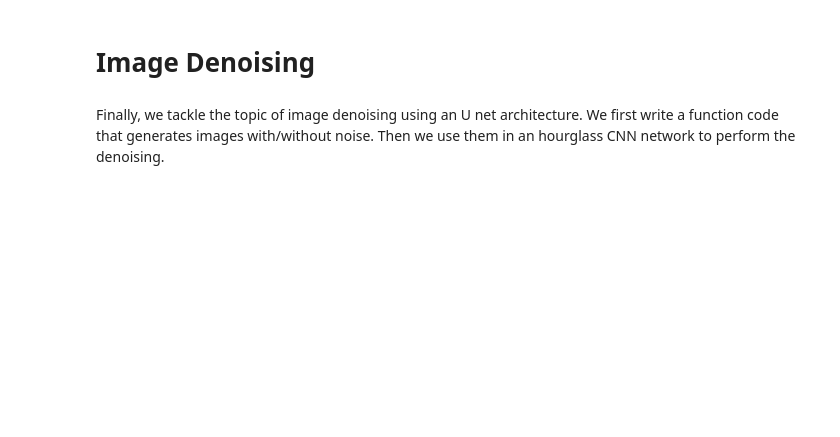
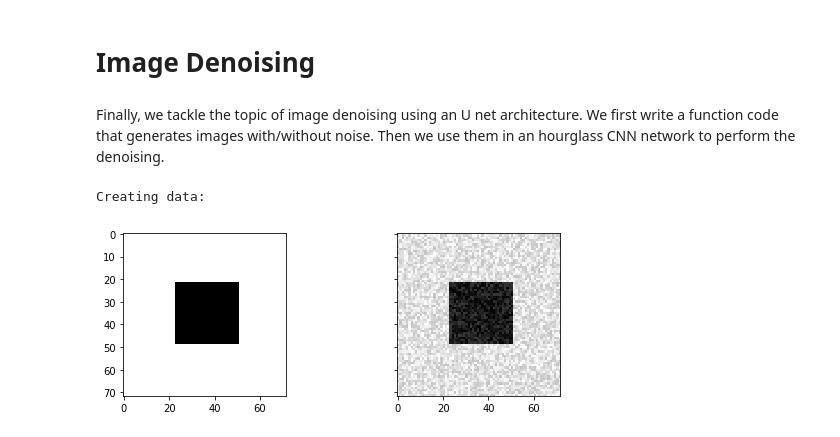
Before and after one commit to Gharbiw/DeepLearningMVA, a Jupyter notebook: DeepLearning TP1.ipynb, the cells around one changed output. Cells and saved outputs as stored; diff of their text form; code cells hidden in the pictures; blank space fills up the shorter version.

```diff
--- a/DeepLearning TP1.ipynb
+++ b/DeepLearning TP1.ipynb
@@ -374,5 +371,5 @@ visualize_prediction(X_train[0], Y_train[0])
 # %%
 X_train = X_train.reshape(X_train.shape[0], 72,72,1)
-Y_train_reg_ = Y_train.reshape(Y_train.shape[0], 3,2)
-Y_train_reg_ =np.array([i[i[:,0].argsort()] for i in Y_train_reg_])
-Y_train_reg_ = Y_train_reg_.reshape(Y_train_reg_.shape[0], 6,)
+Y_train = Y_train.reshape(Y_train.shape[0], 3,2)
+Y_train = np.array([i[i[:,0].argsort()] for i in Y_train])
+Y_train = Y_train.reshape(Y_train.shape[0], 6,)
@@ -443,13 +427,12 @@ def model_regressor():
 # %%
 model = model_regressor()
 
-epoch = 50
-lr = 0.0005
-decay = lr / epoch
+epoch = 100
+lr = 0.0001
 from keras.optimizers import Adam
 adam=Adam(lr=lr, decay = 0.9)
 mse = 'mean_squared_error'
-model.compile(loss=mse, optimizer=adam, metrics=['accuracy'])
+model.compile(loss=mse, optimizer=adam)
 model.fit(X_train, Y_train, batch_size=32, epochs=epoch,validation_split=0.3)
 # %% [output]
 Train on 210 samples, validate on 90 samples
@@ -510,7 +540,17 @@ def generate_trigdata_denoise(nb_samples,noise_d, noise=0.0):
 # %%
-[X_train,Y_train] =generate_trigdata_denoise(300,20)
+[X_free, X_train] =generate_dataset_denoising(300,80)
 X_train=X_train.reshape(X_train.shape[0] ,72,72,1 )
-Y_train=Y_train.reshape(X_train.shape[0] ,72,72,1 )
+X_free=X_free.reshape(X_train.shape[0] ,72,72,1 )
+# %% [output]
+Creating data:
+# %%
+f, (free, noisy) = plt.subplots(1, 2, sharey=True,figsize=(9, 3))
+free.imshow(X_free[206].reshape(IMAGE_SIZE,IMAGE_SIZE), cmap='gray')
+noisy.imshow(X_train[206].reshape(IMAGE_SIZE,IMAGE_SIZE), cmap='gray')
+
+plt.show()
+# %% [output]
+[figure, added]
 # %%
 from keras.layers import Dense, Activation
 from keras.models import Sequential
```
Also changed, not shown: parts of 17 cells of this notebook.
